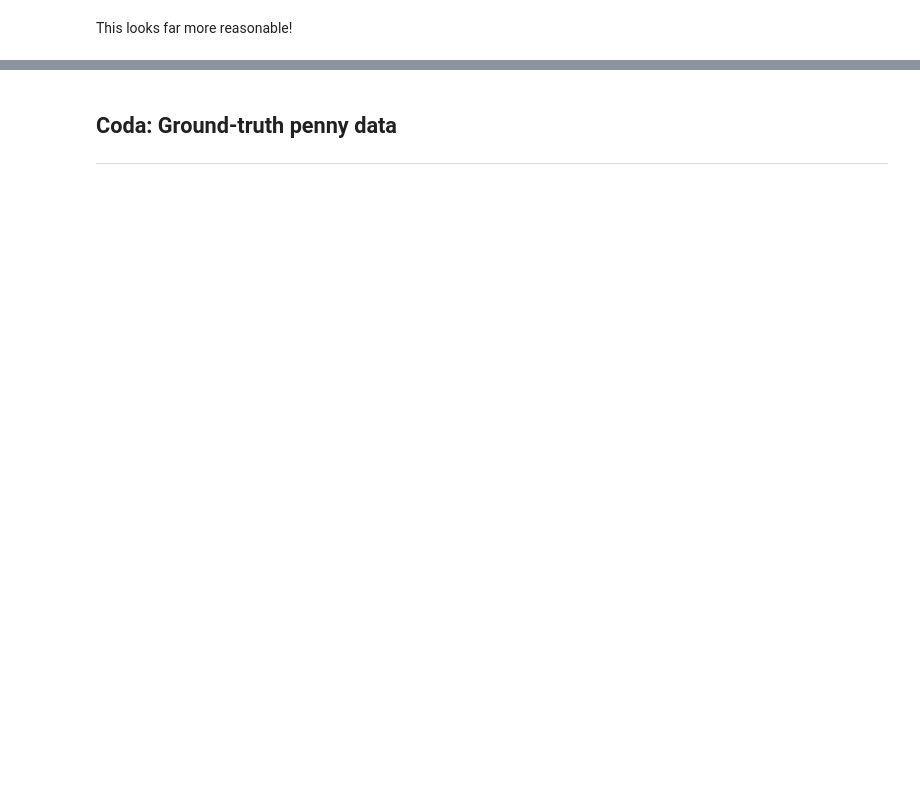
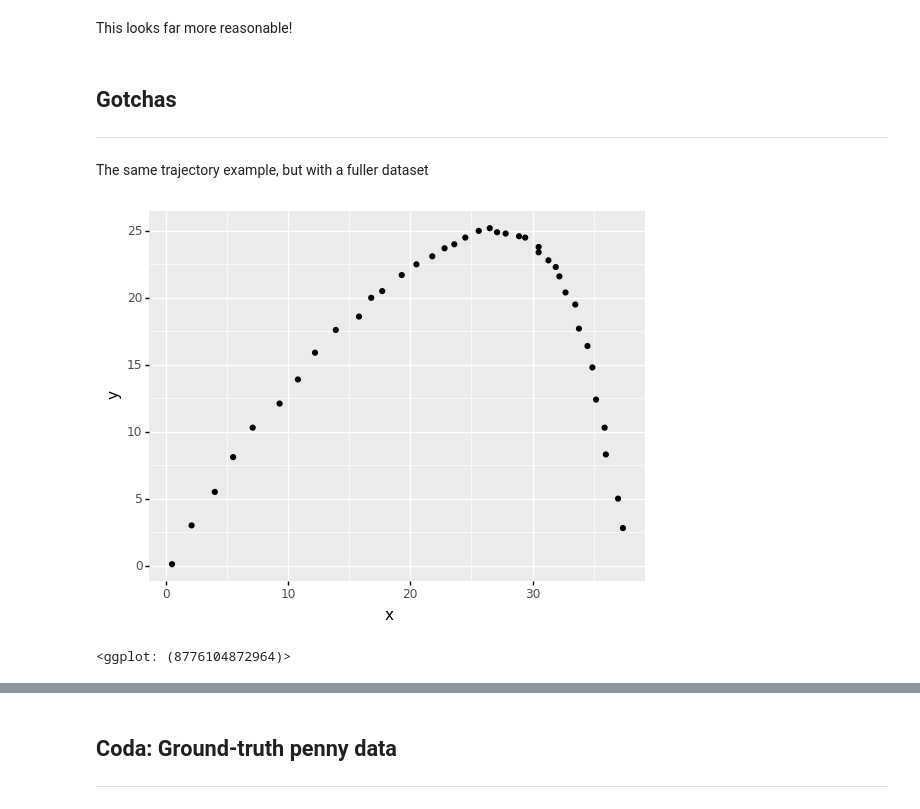
Before and after one commit to zdelrosario/pdo-notes, a Jupyter notebook: day5.ipynb, the cells around one changed output, grey strips where cells are left out. Saved outputs shown, nothing was run; the diff lists cells and outputs as text; code cells hidden in the pictures; blank space fills up the shorter version.

```diff
--- a/day5.ipynb
+++ b/day5.ipynb
@@ -399,2 +375,19 @@ df_traj_fit1 = gr.eval_df(
 # %% [markdown]
 This looks far more reasonable!
+# %% [markdown]
+## Gotchas
+
+---
+# %% [markdown]
+The same trajectory example, but with a fuller dataset
+# %%
+from grama.data import df_trajectory_full
+
+(
+    df_trajectory_full
+    >> ggplot(aes("x", "y"))
+    + geom_point()
+)
+# %% [output]
+[figure, added]
+<ggplot: (8776104872964)>
```
Also changed, not shown: parts of 23 cells of this notebook.
